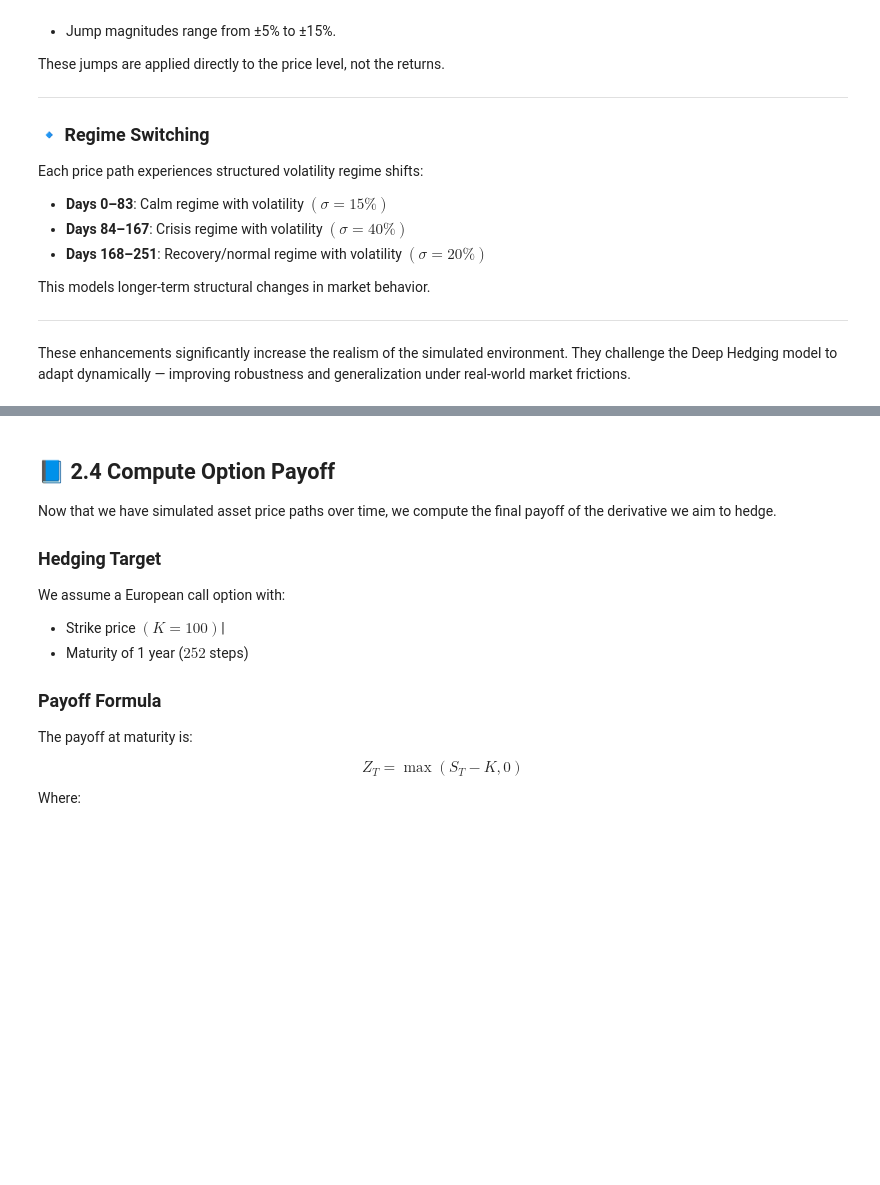
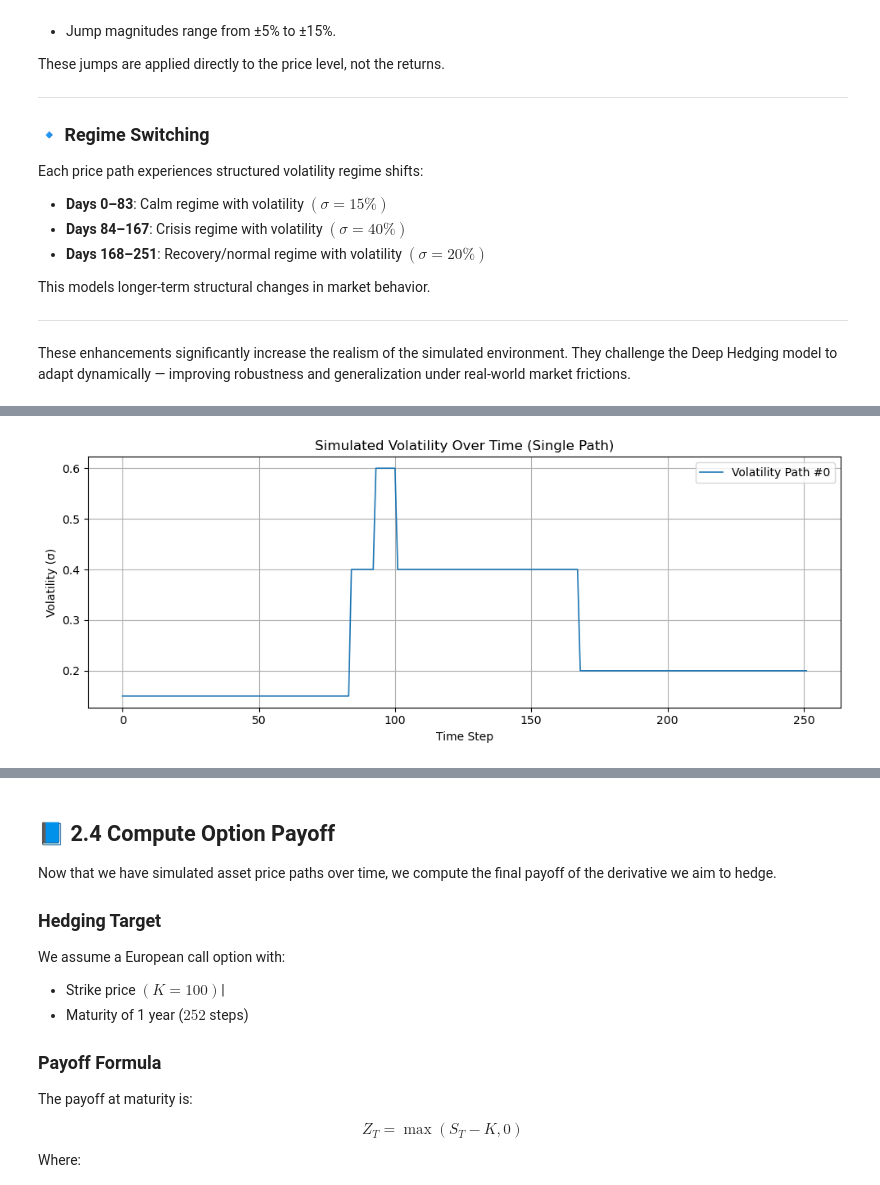
Before and after one commit to George-Dros/Deep-Hedging-Neural-Network-for-Derivatives-Pricing, a Jupyter notebook: 2_Data_Simulation.ipynb, the cells around one changed output, grey strips where cells are left out. Drawn from its saved outputs; the diff is of its cells as text; code cells hidden in the pictures; blank space fills up the shorter version.

```diff
--- a/2_Data_Simulation.ipynb
+++ b/2_Data_Simulation.ipynb
@@ -210,0 +219,12 @@ plt.show()
+# %%
+plt.figure(figsize=(10, 4))
+plt.plot(sigma_matrix[0], label="Volatility Path #0", linewidth=1.2)
+plt.xlabel("Time Step")
+plt.ylabel("Volatility (σ)")
+plt.title("Simulated Volatility Over Time (Single Path)")
+plt.grid(True)
+plt.legend()
+plt.tight_layout()
+plt.show()
+# %% [output]
+[figure, added]
```
Also changed, not shown: parts of 9 cells of this notebook, 1 other file.
